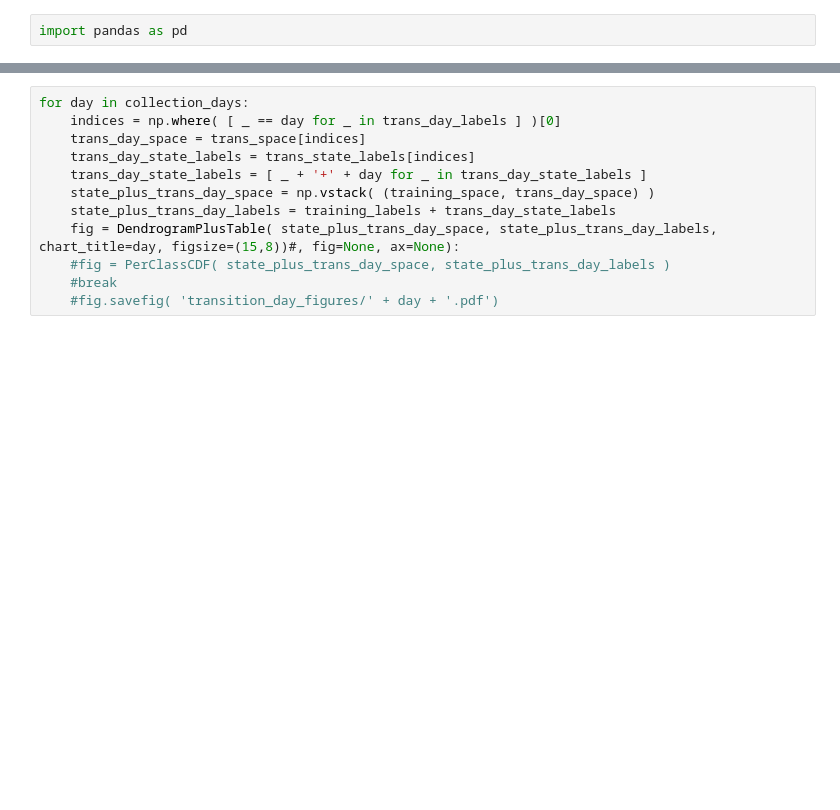
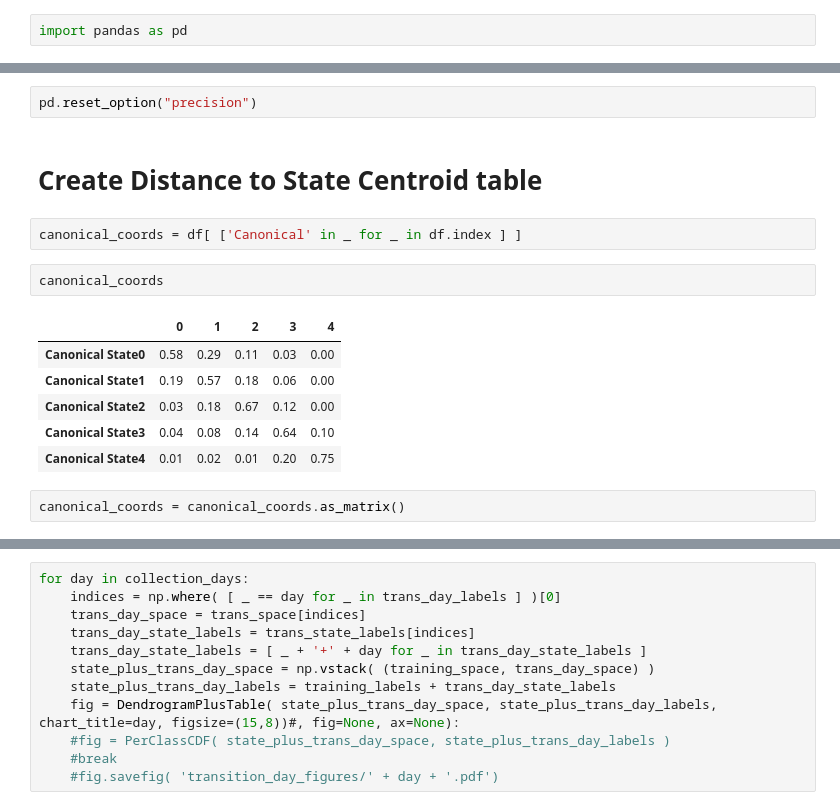
Before and after one commit to colettace/DataAnalyses, a Jupyter notebook: CElegansAging/C_Elegans_DME_imagedata_analysis-transition_days-MARG_PROB_SPACE.ipynb, the cells around one changed output, grey strips where cells are left out. Drawn from its saved outputs; the diff is of its cells as text; blank space fills up the shorter version.

```diff
--- a/CElegansAging/C_Elegans_DME_imagedata_analysis-transition_days-MARG_PROB_SPACE.ipynb
+++ b/CElegansAging/C_Elegans_DME_imagedata_analysis-transition_days-MARG_PROB_SPACE.ipynb
@@ -539,0 +575,17 @@ pd.DataFrame.from_dict( tbl, orient='index').sort_index()
+# %%
+pd.reset_option("precision")
+# %% [markdown]
+# Create Distance to State Centroid table
+# %%
+canonical_coords = df[ ['Canonical' in _ for _ in df.index ] ]
+# %%
+canonical_coords
+# %% [output]
+|  | 0 | 1 | 2 | 3 | 4 |
+| Canonical State0 | 0.58 | 0.29 | 0.11 | 0.03 | 0.00 |
+| Canonical State1 | 0.19 | 0.57 | 0.18 | 0.06 | 0.00 |
+| Canonical State2 | 0.03 | 0.18 | 0.67 | 0.12 | 0.00 |
+| Canonical State3 | 0.04 | 0.08 | 0.14 | 0.64 | 0.10 |
+| Canonical State4 | 0.01 | 0.02 | 0.01 | 0.20 | 0.75 |
+# %%
+canonical_coords = canonical_coords.as_matrix()
```
Also changed, not shown: parts of 23 cells of this notebook.
